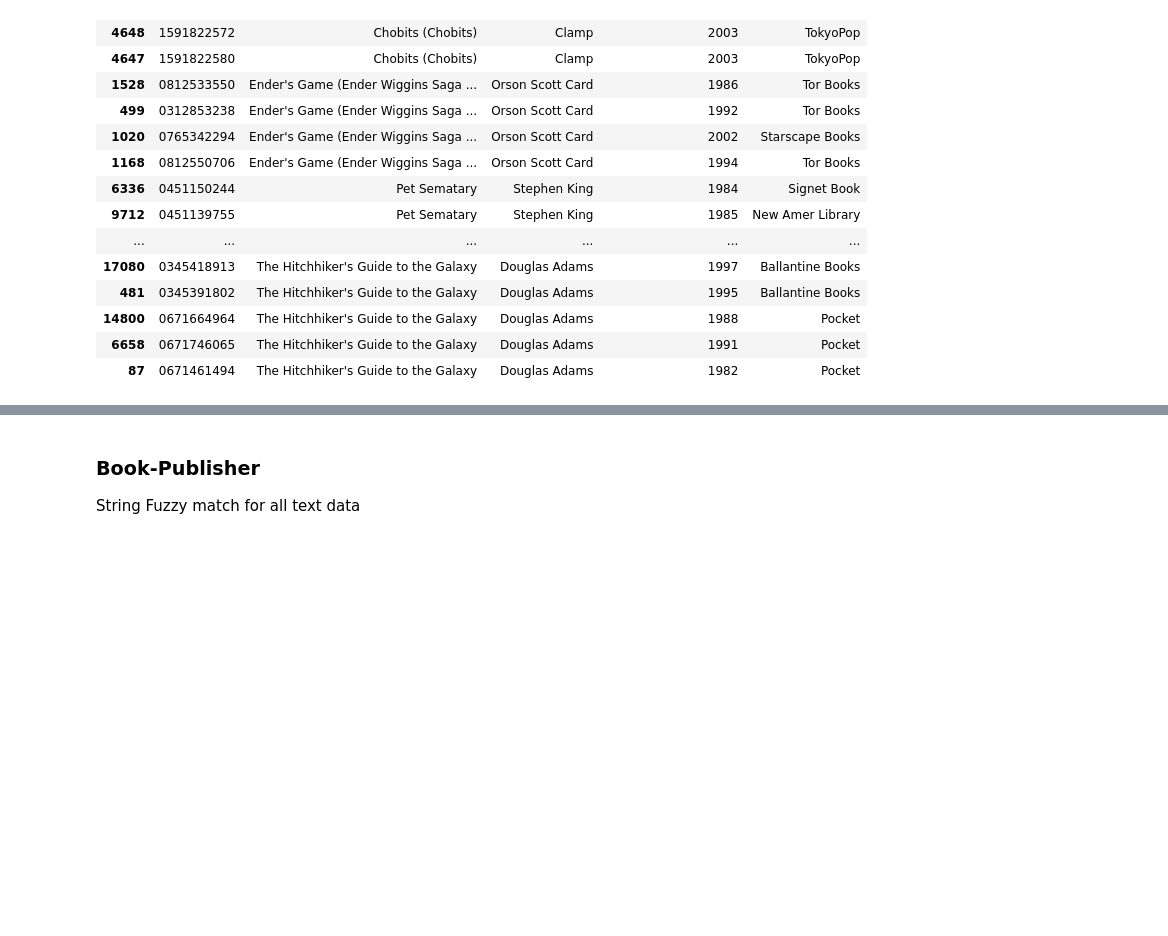
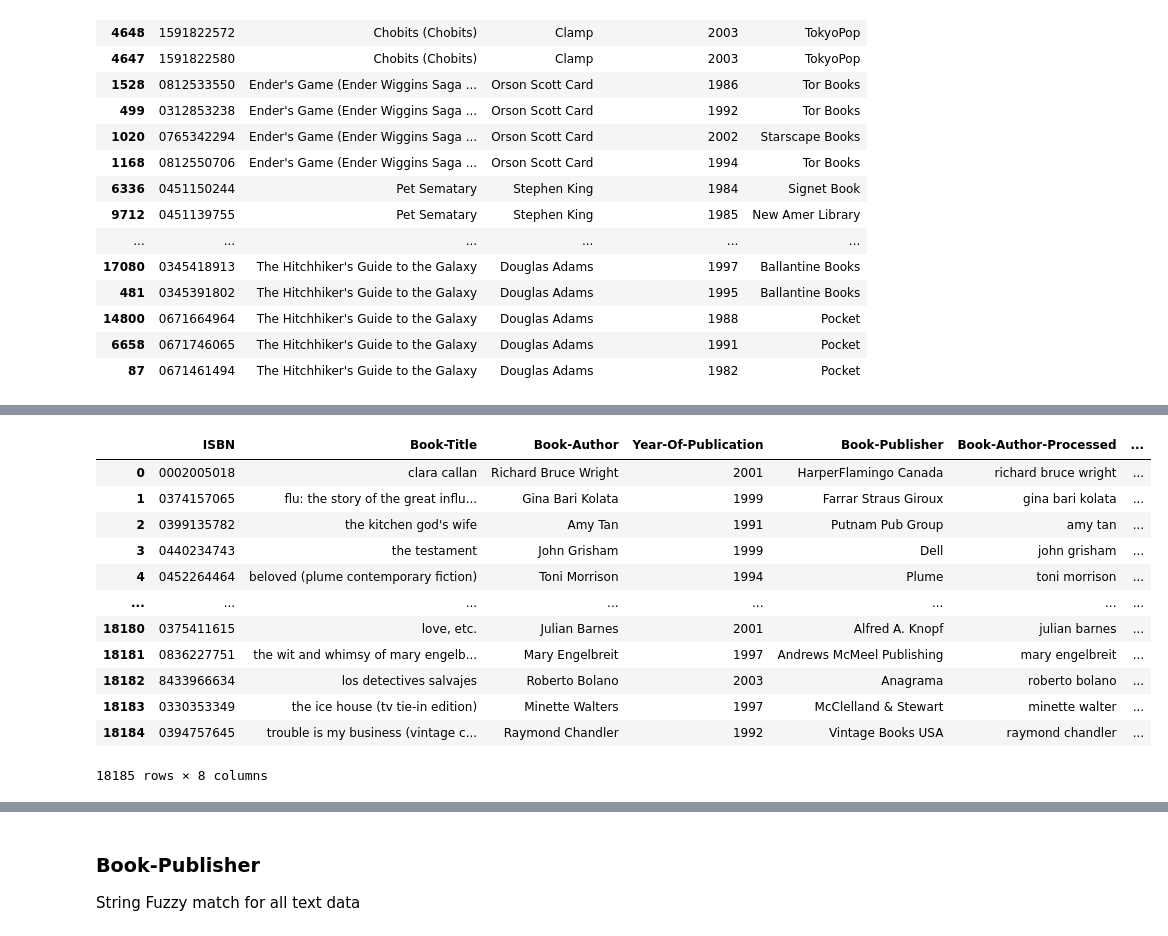
Before and after one commit to caseynator123/EDP_assigment2, a Jupyter notebook: eda/eda.ipynb, the cells around one changed output, grey strips where cells are left out. Saved outputs shown, nothing was run; the diff lists cells and outputs as text; code cells hidden in the pictures; blank space fills up the shorter version.

```diff
--- a/eda/eda.ipynb
+++ b/eda/eda.ipynb
@@ -203,2 +299,0 @@ books.head()
-# %%
-books["Book-Author"] = books["Book-Author"].str.lower()
@@ -309,0 +473,46 @@ books[books["Book-Title"].isin(books_tp["Book-Title"].head(5))].sort_values("Boo
+# %%
+books["Book-Title-Processed"] = books["Book-Title"].str.lower()
+# %%
+# Remove all non-alphabetic characters by replacing them with a space.
+books["Book-Title-Processed"] = books["Book-Author-Processed"].str.replace(r'[^a-zA-Z]', ' ', regex = True).str.replace('  ', ' ')
+# %%
+def preprocess_text(text):
+
+    # Convert to lowercase
+    text = text.lower()
+
+    # Remove special characters and digits
+    text = re.sub(r'[^a-zA-Z0-9]', ' ', text)
+
+    # Tokenize the text
+    tokens = nltk.word_tokenize(text)
+
+    # Remove stop words
+    tokens = [word for word in tokens if word not in stop_words]
+
+    # Lemmatize the tokens
+    tokens = [lemmatizer.lemmatize(word) for word in tokens]
+
+    # Return the processed text as a string
+    return " ".join(tokens)
+
+def preprocess_dataframe(df, column_name):
+    df[f"{column_name}-Processed"] = df[column_name].apply(preprocess_text)
+    return df
+# %%
+books = preprocess_dataframe(books, "Book-Publisher")
+books
+# %% [output]
+|  | ISBN | Book-Title | Book-Author | Year-Of-Publication | Book-Publisher | Book-Author-Processed | ... |
+| 0 | 0002005018 | clara callan | Richard Bruce Wright | 2001 | HarperFlamingo Canada | richard bruce wright | ... |
+| 1 | 0374157065 | flu: the story of the great influ... | Gina Bari Kolata | 1999 | Farrar Straus Giroux | gina bari kolata | ... |
+| 2 | 0399135782 | the kitchen god's wife | Amy Tan | 1991 | Putnam Pub Group | amy tan | ... |
+| 3 | 0440234743 | the testament | John Grisham | 1999 | Dell | john grisham | ... |
+| 4 | 0452264464 | beloved (plume contemporary fiction) | Toni Morrison | 1994 | Plume | toni morrison | ... |
+| ... | ... | ... | ... | ... | ... | ... | ... |
+| 18180 | 0375411615 | love, etc. | Julian Barnes | 2001 | Alfred A. Knopf | julian barnes | ... |
+| 18181 | 0836227751 | the wit and whimsy of mary engelb... | Mary Engelbreit | 1997 | Andrews McMeel Publishing | mary engelbreit | ... |
+| 18182 | 8433966634 | los detectives salvajes | Roberto Bolano | 2003 | Anagrama | roberto bolano | ... |
+| 18183 | 0330353349 | the ice house (tv tie-in edition) | Minette Walters | 1997 | McClelland & Stewart | minette walter | ... |
+| 18184 | 0394757645 | trouble is my business (vintage c... | Raymond Chandler | 1992 | Vintage Books USA | raymond chandler | ... |
+18185 rows × 8 columns
```
Also changed, not shown: parts of 55 cells of this notebook, 2 other files.
